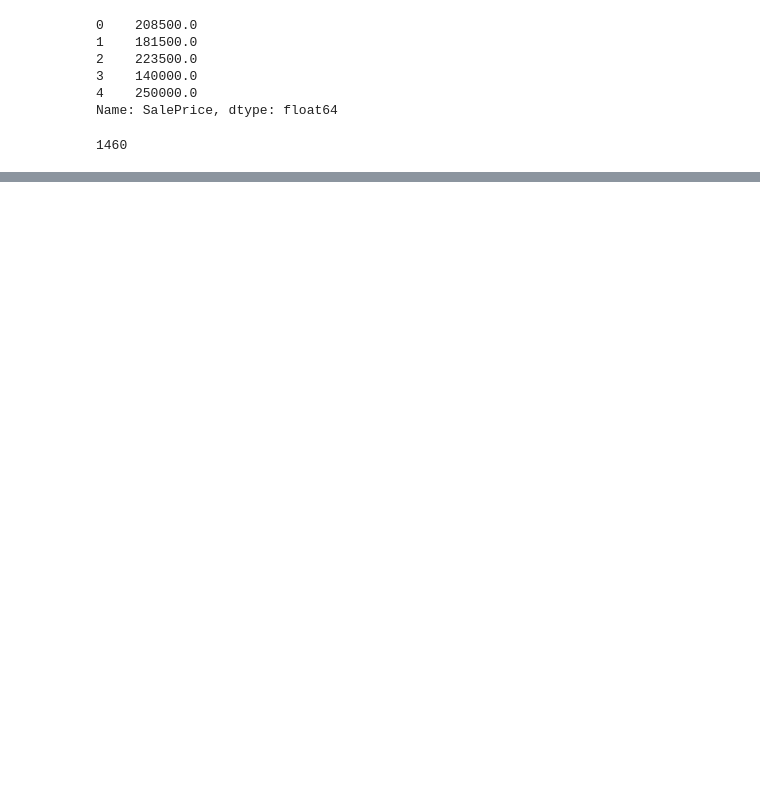
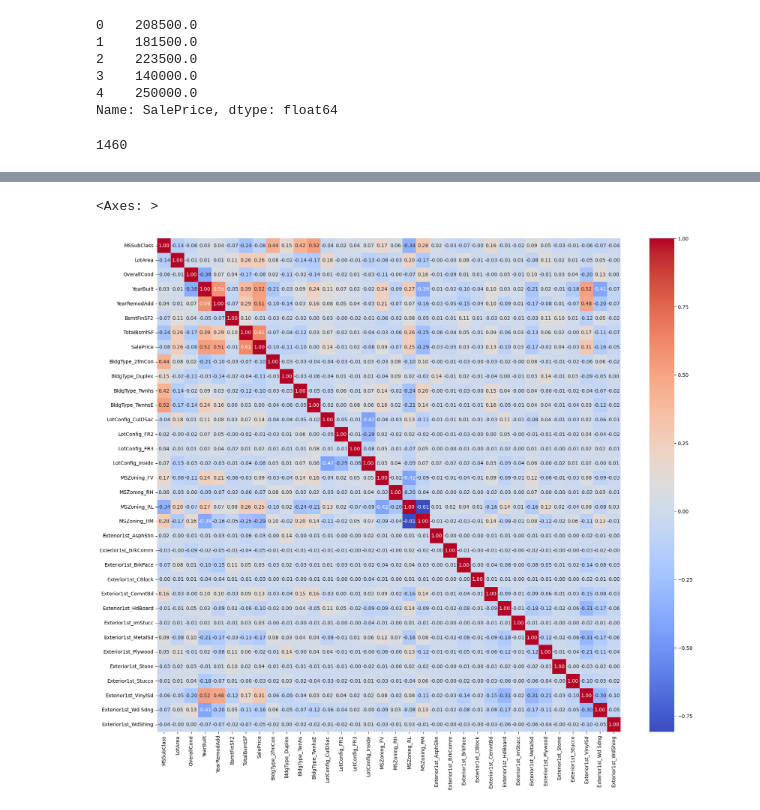
Before and after one commit to garchompSD007/EDA_ML_DL_Practice, a Jupyter notebook: first.ipynb, the cells around one changed output, grey strips where cells are left out. Saved outputs shown, nothing was run; the diff lists cells and outputs as text; code cells hidden in the pictures; blank space fills up the shorter version.

Commit message:
2nd commit of house price dataset , r2 score = 52

```diff
--- a/first.ipynb
+++ b/first.ipynb
@@ -251,0 +277,5 @@ Please also refer to the documentation for alternative solver options:
+# %%
+# correlation
+# correlation = df.corr()["SalePrice"].sort_values(ascending = False)
+correlation = df.corr()
+print(correlation)
@@ -251,0 +300,13 @@ Please also refer to the documentation for alternative solver options:
+# %%
+import matplotlib.pyplot as plt
+import seaborn as sns
+plt.figure(figsize=[21,18])
+sns.heatmap(
+    correlation,
+    annot=True,
+    fmt = ".2f",
+    cmap = "coolwarm"
+)
+# %% [output]
+<Axes: >
+[figure, added]
```
Also changed, not shown: parts of 13 cells of this notebook.
